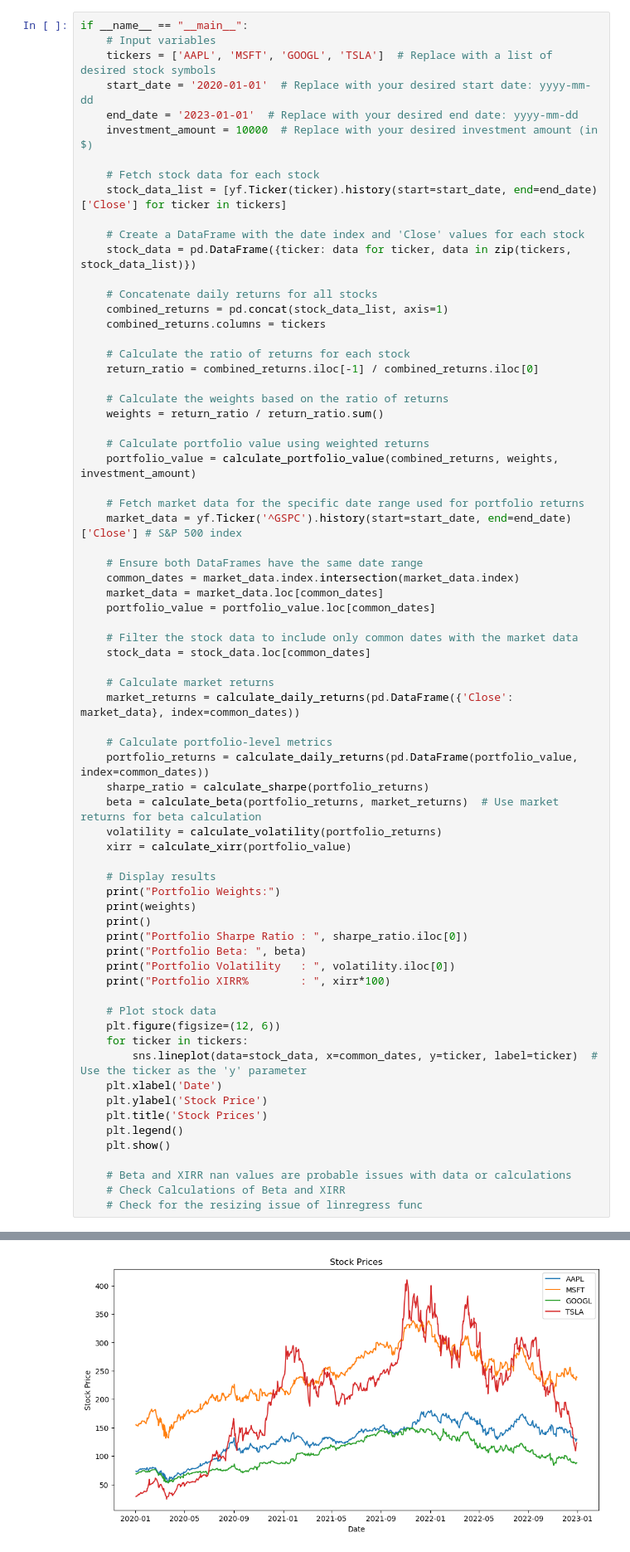
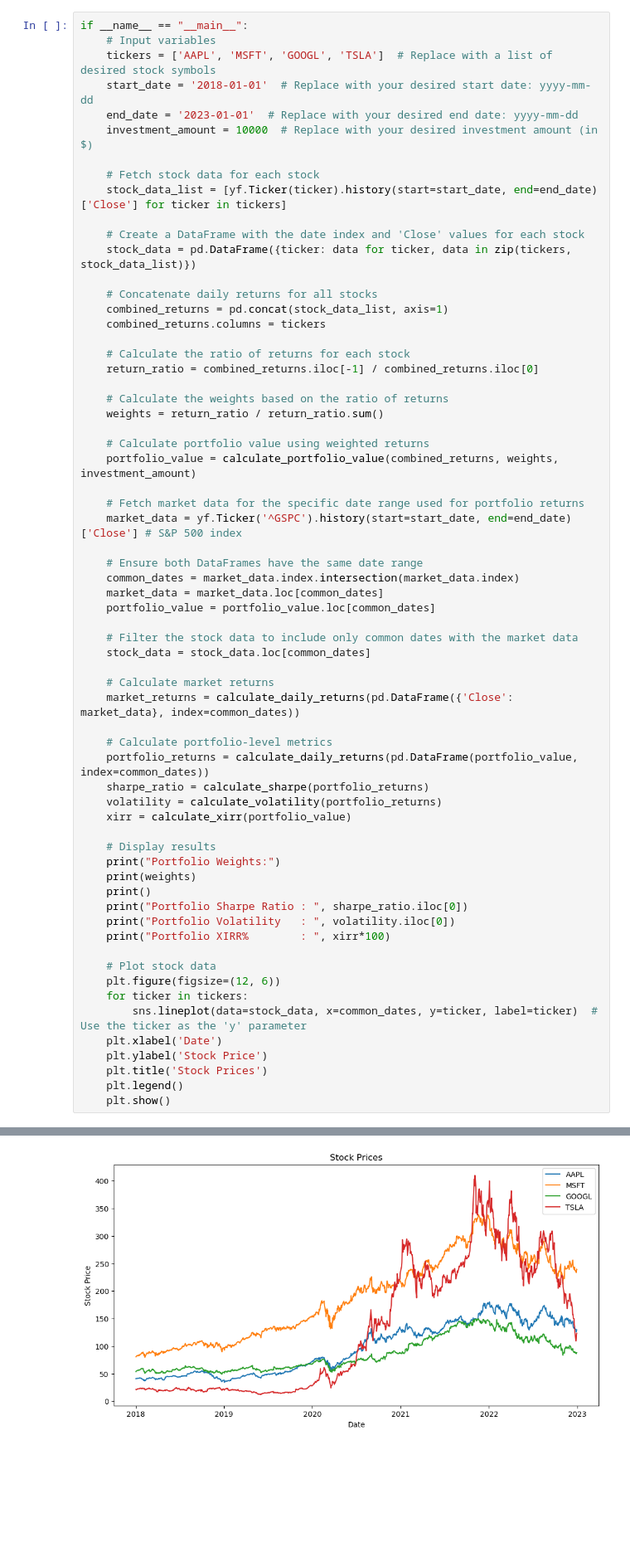
Before and after one commit to Arin2021/StockSift-DataDash, a Jupyter notebook: Portfolio_Analysis_Tool.ipynb, the cells around one changed output, grey strips where cells are left out. Shown at 83% size. Saved outputs shown, nothing was run; the diff lists cells and outputs as text; blank space fills up the shorter version.

```diff
--- a/Portfolio_Analysis_Tool.ipynb
+++ b/Portfolio_Analysis_Tool.ipynb
@@ -48,7 +41,7 @@ def calculate_volatility(daily_returns):
 if __name__ == "__main__":
     # Input variables
     tickers = ['AAPL', 'MSFT', 'GOOGL', 'TSLA']  # Replace with a list of desired stock symbols
-    start_date = '2020-01-01'  # Replace with your desired start date: yyyy-mm-dd
+    start_date = '2018-01-01'  # Replace with your desired start date: yyyy-mm-dd
     end_date = '2023-01-01'  # Replace with your desired end date: yyyy-mm-dd
     investment_amount = 10000  # Replace with your desired investment amount (in $)
 
@@ -88,7 +81,6 @@ if __name__ == "__main__":
     # Calculate portfolio-level metrics
     portfolio_returns = calculate_daily_returns(pd.DataFrame(portfolio_value, index=common_dates))
     sharpe_ratio = calculate_sharpe(portfolio_returns)
-    beta = calculate_beta(portfolio_returns, market_returns)  # Use market returns for beta calculation
     volatility = calculate_volatility(portfolio_returns)
     xirr = calculate_xirr(portfolio_value)
 
@@ -97,7 +89,6 @@ if __name__ == "__main__":
     print(weights)
     print()
     print("Portfolio Sharpe Ratio : ", sharpe_ratio.iloc[0])
-    print("Portfolio Beta: ", beta)
     print("Portfolio Volatility   : ", volatility.iloc[0])
     print("Portfolio XIRR%        : ", xirr*100)
 
@@ -110,9 +101,5 @@ if __name__ == "__main__":
     plt.title('Stock Prices')
     plt.legend()
     plt.show()
-
-    # Beta and XIRR nan values are probable issues with data or calculations
-    # Check Calculations of Beta and XIRR
-    # Check for the resizing issue of linregress func
 # %% [output]
 Portfolio Weights:
@@ -129,4 +115,4 @@ Portfolio XIRR%        :  42.35165493719737
-[figure, old version]
+[figure, new version]
 # %%
 # Calculate the portfolio returns by multiplying the daily returns with weights
 portfolio_returns = calculate_daily_returns(combined_returns.dot(weights))
```
Also changed, not shown: parts of 3 cells of this notebook.
